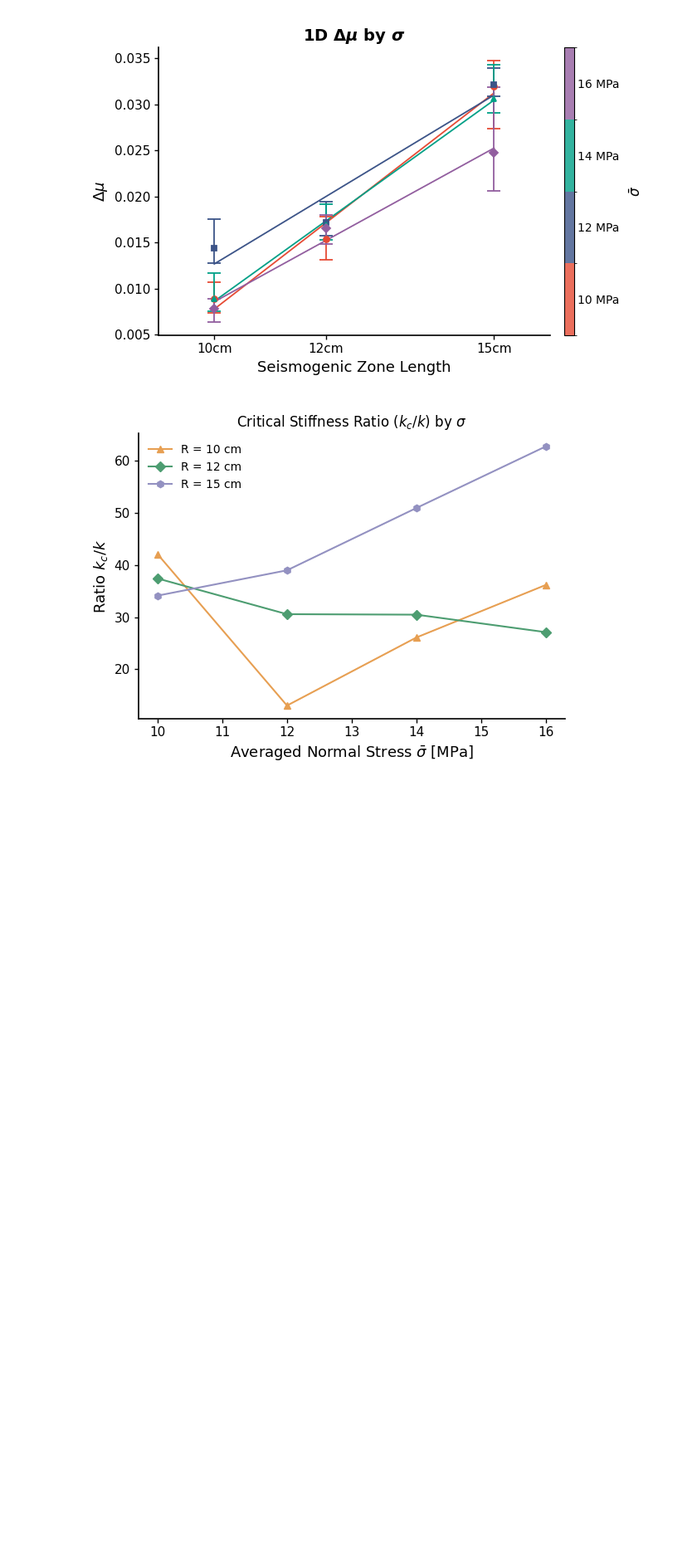
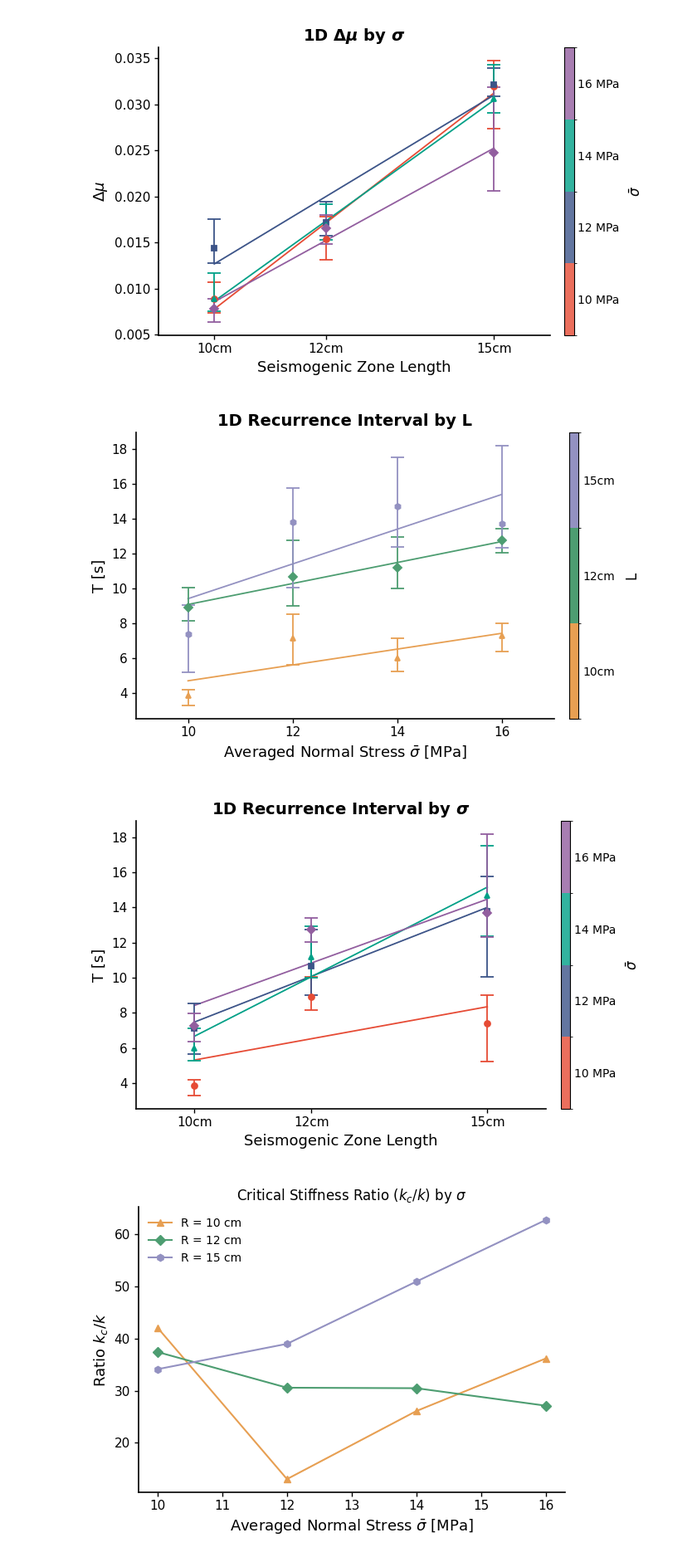
Before and after one commit to Potter0427/labquake_explorer_re, a Jupyter notebook: export h5/1D_Summary_Plots_Pub copy.ipynb, the cells around one changed output. Shown at 83% size. Cells and saved outputs as stored; diff of their text form; code cells hidden in the pictures; blank space fills up the shorter version.

```diff
--- a/export h5/1D_Summary_Plots_Pub copy.ipynb
+++ b/export h5/1D_Summary_Plots_Pub copy.ipynb
@@ -367,6 +371,14 @@ plot_metric_by_group('delta_mu', r'1D $\boldsymbol{\Delta\mu}$ by $\boldsymbol{\
 # %% [output]
 [figure]
 [figure]
+# %%
+# ========= Recurrence Interval (dt) =========
+plot_metric('dt', r'1D Recurrence Interval by L', r'T [s]')
+# ========= Recurrence Interval by Sigma =========
+plot_metric_by_group('dt', r'1D Recurrence Interval by $\boldsymbol{\sigma}$', r'T [s]')
+# %% [output]
+[figure, added]
+[figure, added]
 # %%
 # ========= Critical Stiffness Ratio (kc/k) =========
 # 1. 取得所有的 stiffness (k) 資料
```
Also changed, not shown: parts of 3 cells of this notebook, 33 other files.
